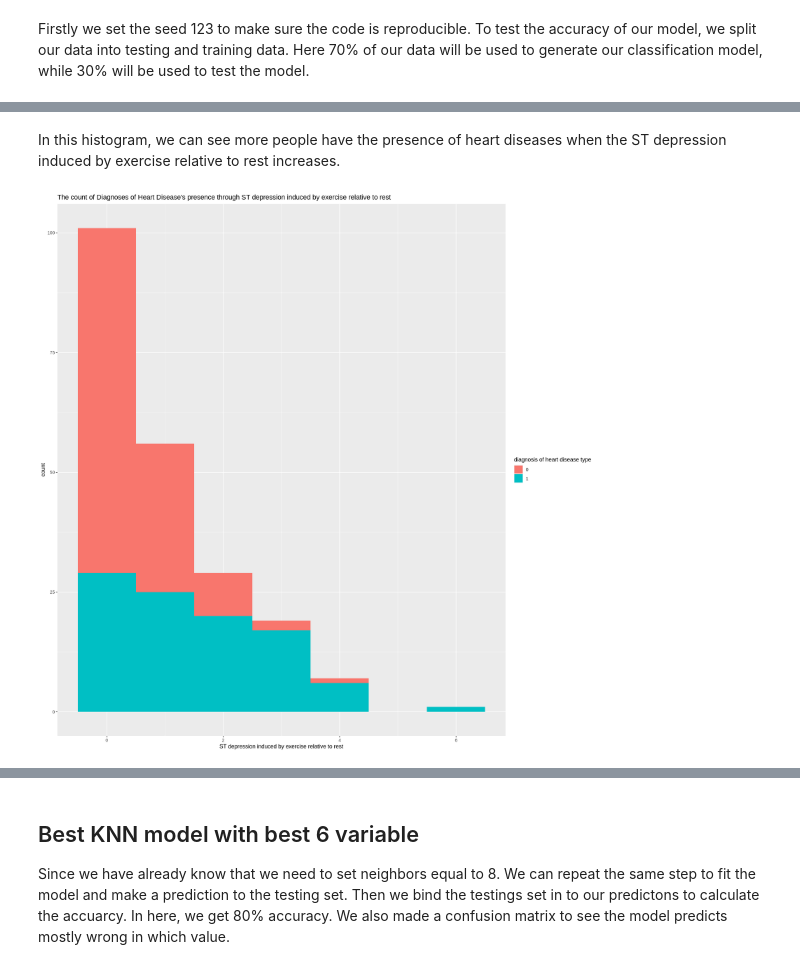
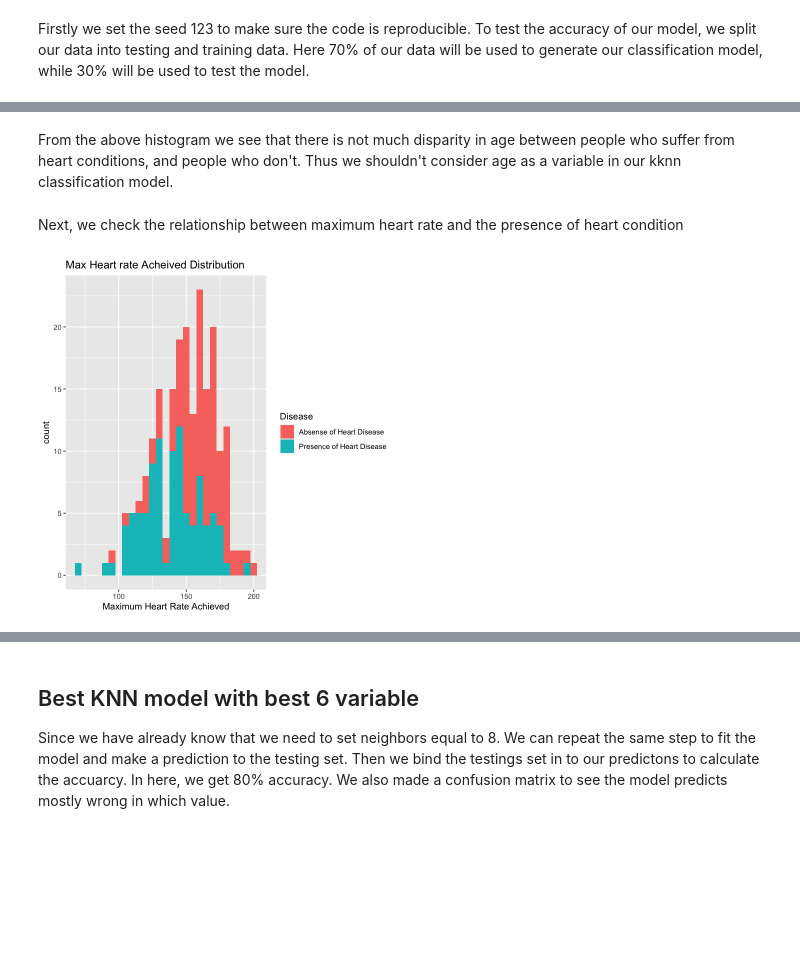
Before and after one commit to davinleong/group_project, a Jupyter notebook: project_report.ipynb, the cells around one changed output, grey strips where cells are left out. Cells and saved outputs as stored; diff of their text form; code cells hidden in the pictures; blank space fills up the shorter version.

```diff
--- a/project_report.ipynb
+++ b/project_report.ipynb
@@ -145,8 +177,14 @@ ggtitle("The count of Diagnoses of Heart Disease's presence through the maximum
-# %% [markdown]
-In this histogram, we can see more people have the presence of heart diseases when the ST depression induced by exercise relative to rest increases.
-# %%
-train_set%>%ggplot(aes(x=oldpeak,fill=num))+geom_histogram(binwidth=1)+
-labs(x="ST depression induced by exercise relative to rest",fill="diagnosis of heart disease type")+
-ggtitle("The count of Diagnoses of Heart Disease's presence through ST depression induced by exercise relative to rest")
-# %% [output]
-[figure, removed]
+# %% [markdown]
+From the above histogram we see that there is not much disparity in age between people who suffer from heart conditions, and people who don't. Thus we shouldn't consider age as a variable in our kknn classification model.
+# %% [markdown]
+Next, we check the relationship between maximum heart rate and the presence of heart condition
+# %%
+options(repr.plot.height = 6, repr.plot.width = 6)
+train_set%>%
+ggplot(aes(x=thalach,fill=num)) +
+geom_histogram(binwidth=5)+
+labs(x="Maximum Heart Rate Achieved",fill="Disease")+
+scale_fill_discrete(name = "Disease", breaks = c("0","1"), labels = c("Absense of Heart Disease","Presence of Heart Disease")) +
+ggtitle("Max Heart rate Achieved Distribution")
+# %% [output]
+[figure, added]
```
Also changed, not shown: parts of 37 cells of this notebook.
